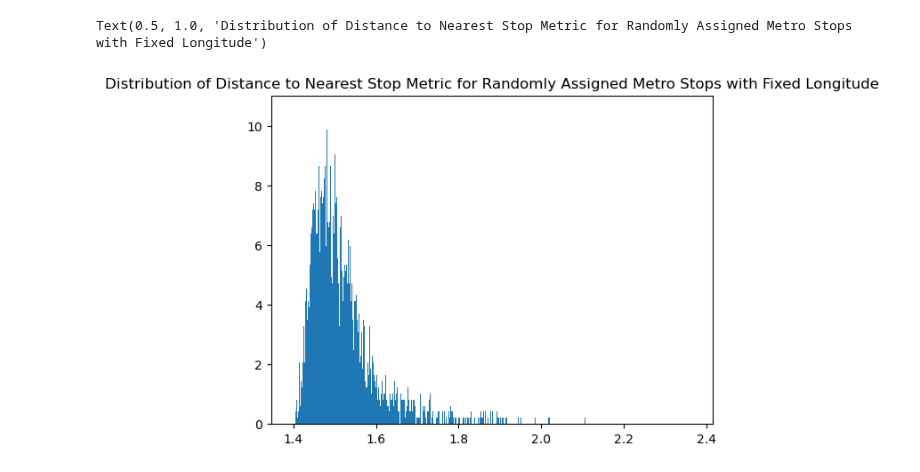
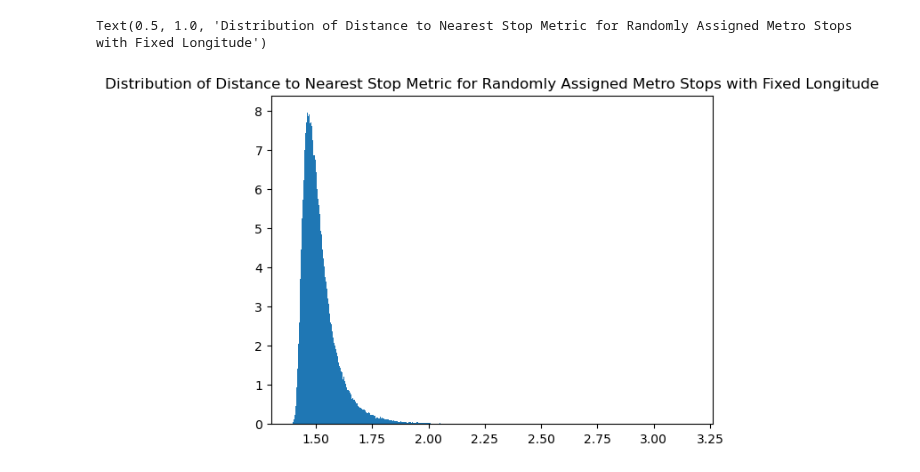
Before and after one commit to juliatompkins/trio-capstone, a Jupyter notebook: algorithms code/Ensemble Analysis Take 1.ipynb, the cells around one changed output. Saved outputs shown, nothing was run; the diff lists cells and outputs as text; code cells hidden in the pictures.

```diff
--- a/algorithms code/Ensemble Analysis Take 1.ipynb
+++ b/algorithms code/Ensemble Analysis Take 1.ipynb
@@ -181,35 +170,35 @@ def dist_to_nearest_stop_eval(centroid_locations, metro_locations):
         cent = np.array([centroid_locations.INTPTLAT[i],centroid_locations.INTPTLON[i]])
         closest_distance = float('inf') # initialize to infinity
         for j in range(len(metro_locations)):
             metro = np.array([metro_locations[j][1],metro_locations[j][0]])
             diff_latlon = cent-metro
             diff_miles = np.copy(diff_latlon)
             diff_miles[0] = 69*diff_latlon[0]
             diff_miles[1] = 54.6*diff_latlon[1]
             distance = np.linalg.norm(diff_miles)
             if (distance < closest_distance):
                 closest_distance = distance
         shortest_distance[i] = closest_distance
 
     return np.sum(shortest_distance)/len(shortest_distance)
 
-ensemble_size = 5000
+ensemble_size = 500000
 num_stops = 12 #number of proposed north-south stops
 eval_metric = np.zeros(ensemble_size)
 rand_metros = np.zeros([num_stops,2])
 
 for i in range(ensemble_size):
     for j in range(num_stops):
         rand_metros[j,0] = np.mean([lon_bounds[0], lon_bounds[1]])
         rand_metros[j,1] = random.uniform(lat_bounds[0], lat_bounds[1])
 
     eval_metric[i] = dist_to_nearest_stop_eval(centroid_locations, rand_metros)
 
 plt.hist(eval_metric[eval_metric != 0], bins = 1000, density = True)
 plt.title("Distribution of Distance to Nearest Stop Metric for Randomly Assigned Metro Stops with Fixed Longitude")
 # %% [output]
 Text(0.5, 1.0, 'Distribution of Distance to Nearest Stop Metric for Randomly Assigned Metro Stops with Fixed Longitude')
-[figure, old version]
+[figure, new version]
 # %%
 chicago = np.array([41.8781, 87.6298]) #should be lattitude and then longitude
 stl = np.array([38.6270, 90.1994])
```
Also changed, not shown: parts of 8 cells of this notebook, 50 other files.
